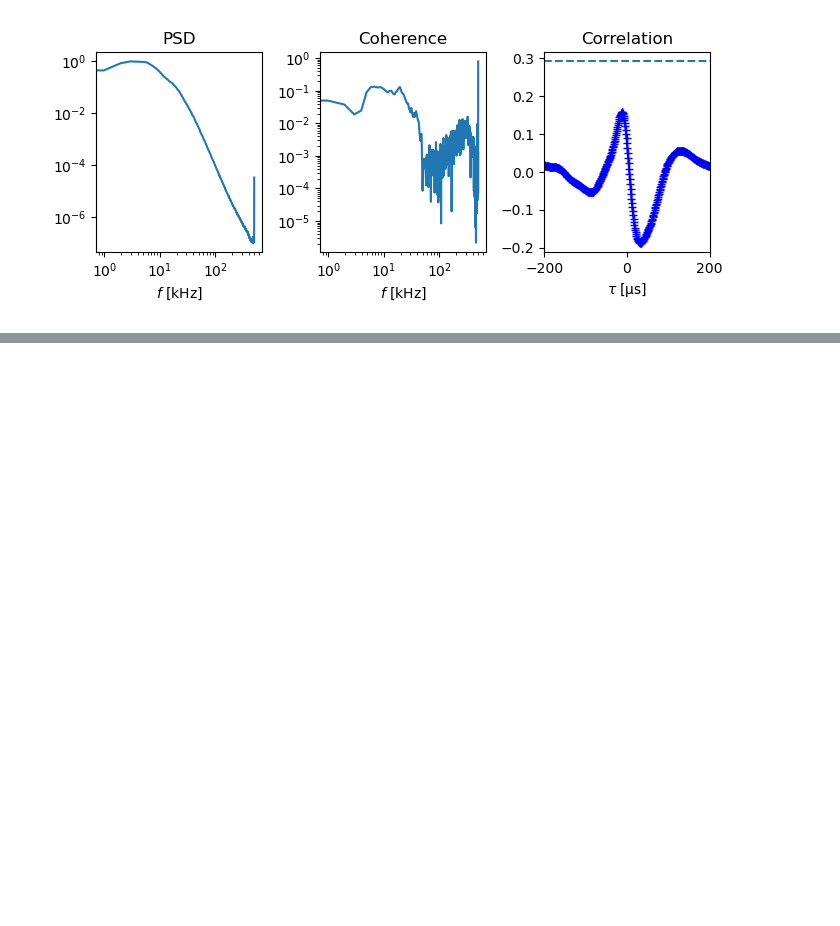
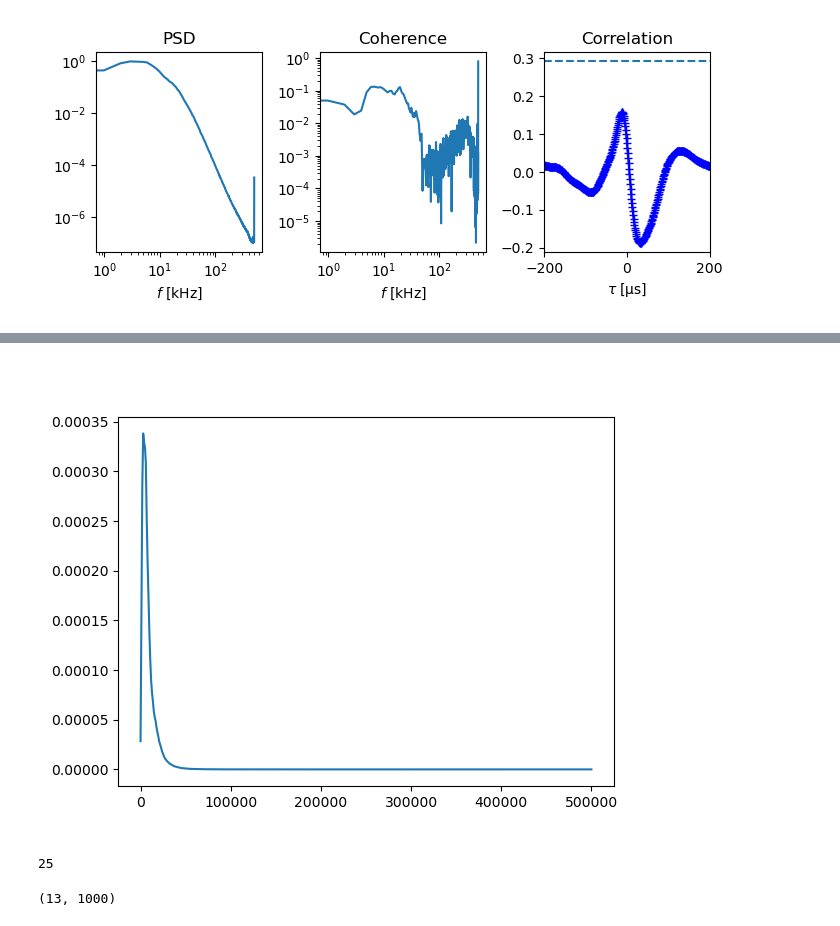
Before and after one commit to SaschaRienaecker/TJ-K, a Jupyter notebook: notebooks/Victor_version.ipynb, the cells around one changed output, grey strips where cells are left out. Drawn from its saved outputs; the diff is of its cells as text; code cells hidden in the pictures; blank space fills up the shorter version.

```diff
--- a/notebooks/Victor_version.ipynb
+++ b/notebooks/Victor_version.ipynb
@@ -88,0 +144,8 @@ print(np.mean(Bt_array_OPA))
+# %%
+f, Pxx = welch(dat0, fs=1e6, nperseg=4 * 256)
+# %%
+plt.figure()
+plt.plot(f, Pxx)
+plt.show()
+# %% [output]
+[figure, added]
@@ -88,0 +158,6 @@ print(np.mean(Bt_array_OPA))
+# %%
+l = np.array([1, 2, 3, 4])
+l[1:]
+int(25.)
+# %% [output]
+25
@@ -88,0 +219,14 @@ print(np.mean(Bt_array_OPA))
+# %%
+datr_norm = normalized(Datr[0, 0])
+Isat_norm = normalized(Datr[1, 0])
+
+indiceblob, indicehole = blobholes(datr_norm)
+
+windiceblob = blobhole_windowing(indiceblob)
+
+phi_meanprof = blobholes_meanprof(datr_norm, windiceblob)
+Isat_meanprof = blobholes_meanprof(Isat_norm, windiceblob)
+phi_mean_profiles = blobholes_local_meanprof(datr_norm, windiceblob)
+phi_mean_profiles.shape
+# %% [output]
+(13, 1000)
```
Also changed, not shown: parts of 29 cells of this notebook.
